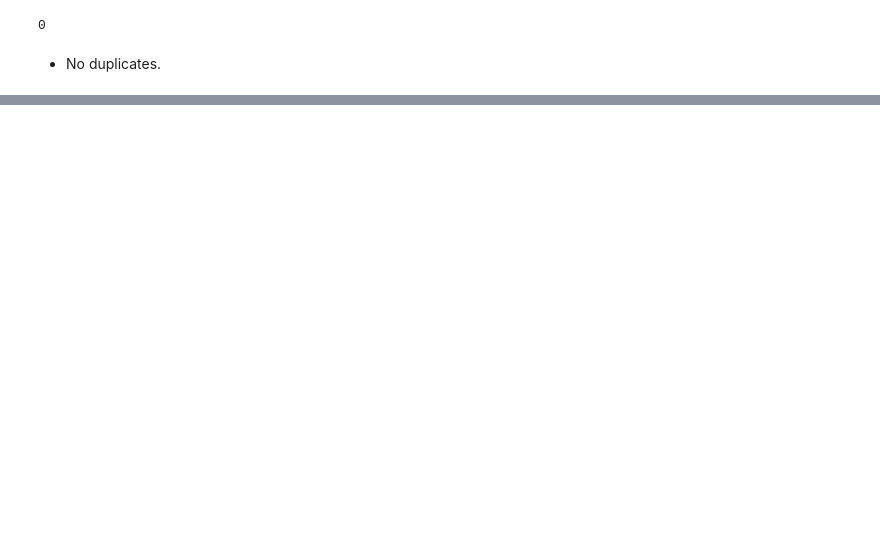
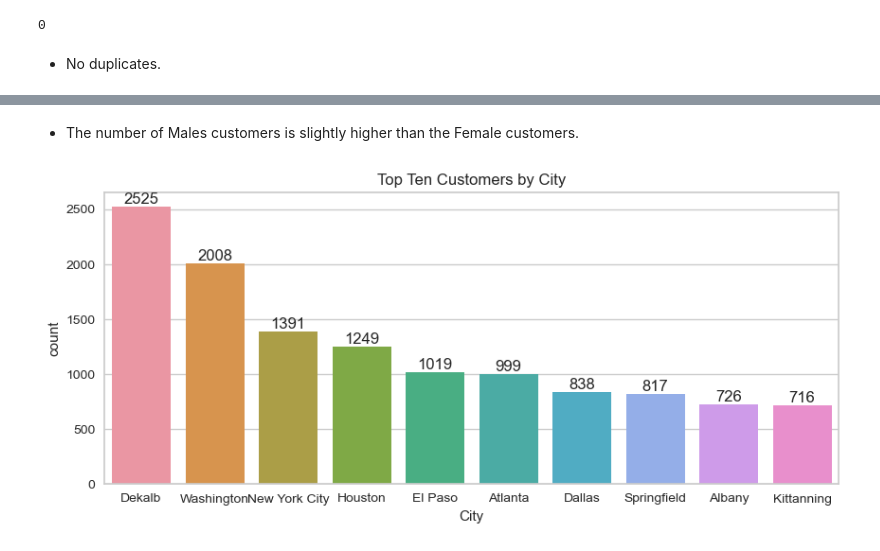
Before and after one commit to chemutai254/ML_Projects, a Jupyter notebook: Internship/Sterling_Customer_Segmentation.ipynb, the cells around one changed output, grey strips where cells are left out. Cells and saved outputs as stored; diff of their text form; code cells hidden in the pictures; blank space fills up the shorter version.

```diff
--- a/Internship/Sterling_Customer_Segmentation.ipynb
+++ b/Internship/Sterling_Customer_Segmentation.ipynb
@@ -180,0 +211,15 @@ plt.tight_layout()
+# %% [markdown]
+- The number of Males customers is slightly higher than the Female customers.
+# %%
+# Get the top five City
+top_10_city = df['City'].value_counts().nlargest(10).index
+
+top_10_city_data = df[df['City'].isin(top_10_city)]
+
+plt.figure(figsize=(10,4))
+city = sns.countplot(x=df['City'], order=top_10_city, data=top_10_city_data)
+city.bar_label(container=city.containers[0], label=top_10_city)
+plt.title('Top Ten Customers by City')
+plt.show();
+# %% [output]
+[figure, added]
```
Also changed, not shown: parts of 37 cells of this notebook.
